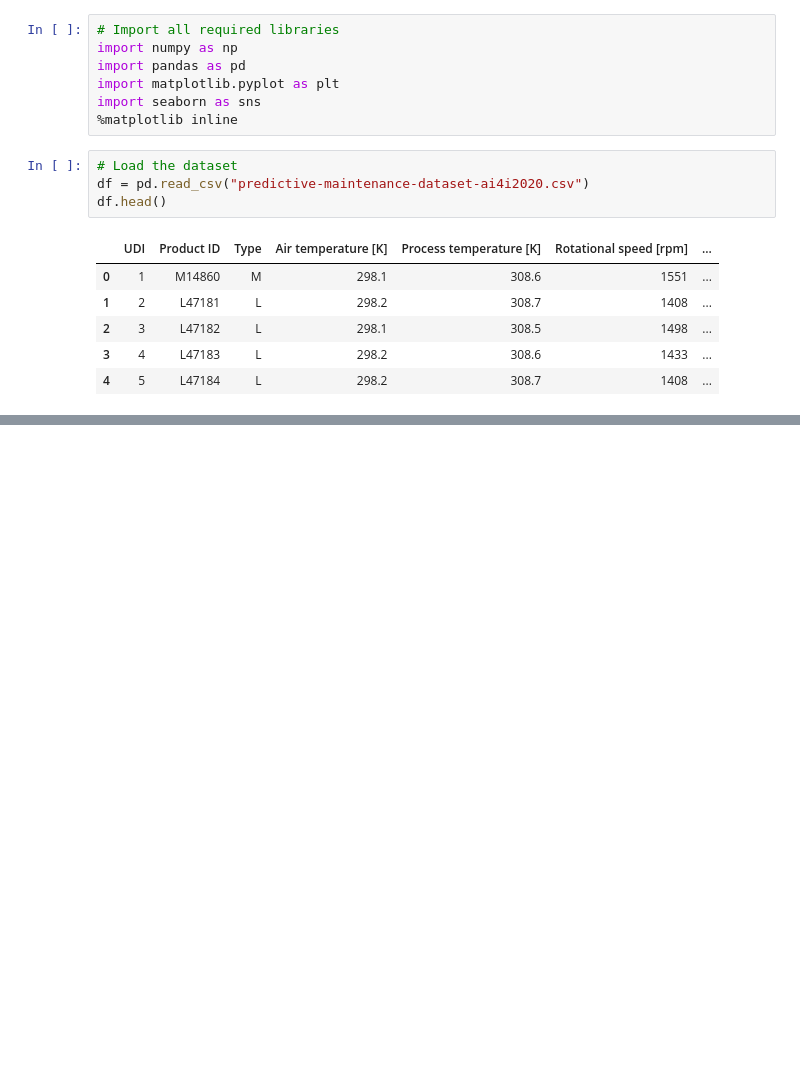
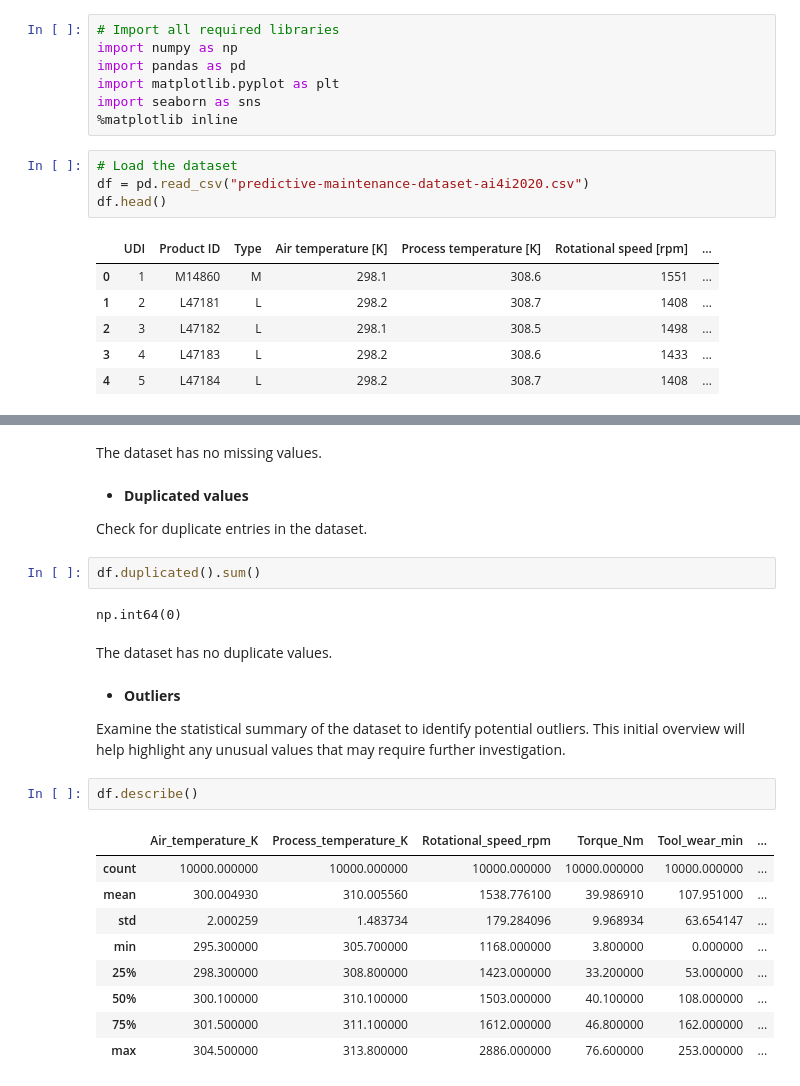
Before and after one commit to herrerovir/Predictive-maintenance-industrial-machinery, a Jupyter notebook: Predictive-maintenance-of-industrial-machinery.ipynb, the cells around one changed output, grey strips where cells are left out. Cells and saved outputs as stored; diff of their text form; blank space fills up the shorter version.

```diff
--- a/Predictive-maintenance-of-industrial-machinery.ipynb
+++ b/Predictive-maintenance-of-industrial-machinery.ipynb
@@ -65,0 +169,28 @@ df.head()
+# %% [markdown]
+The dataset has no missing values.
+# %% [markdown]
+* **Duplicated values**
+
+Check for duplicate entries in the dataset.
+# %%
+df.duplicated().sum()
+# %% [output]
+np.int64(0)
+# %% [markdown]
+The dataset has no duplicate values.
+# %% [markdown]
+* **Outliers**
+
+Examine the statistical summary of the dataset to identify potential outliers. This initial overview will help highlight any unusual values that may require further investigation.
+# %%
+df.describe()
+# %% [output]
+|  | Air_temperature_K | Process_temperature_K | Rotational_speed_rpm | Torque_Nm | Tool_wear_min | ... |
+| count | 10000.000000 | 10000.000000 | 10000.000000 | 10000.000000 | 10000.000000 | ... |
+| mean | 300.004930 | 310.005560 | 1538.776100 | 39.986910 | 107.951000 | ... |
+| std | 2.000259 | 1.483734 | 179.284096 | 9.968934 | 63.654147 | ... |
+| min | 295.300000 | 305.700000 | 1168.000000 | 3.800000 | 0.000000 | ... |
+| 25% | 298.300000 | 308.800000 | 1423.000000 | 33.200000 | 53.000000 | ... |
+| 50% | 300.100000 | 310.100000 | 1503.000000 | 40.100000 | 108.000000 | ... |
+| 75% | 301.500000 | 311.100000 | 1612.000000 | 46.800000 | 162.000000 | ... |
+| max | 304.500000 | 313.800000 | 2886.000000 | 76.600000 | 253.000000 | ... |
```
Also changed, not shown: parts of 19 cells of this notebook.
